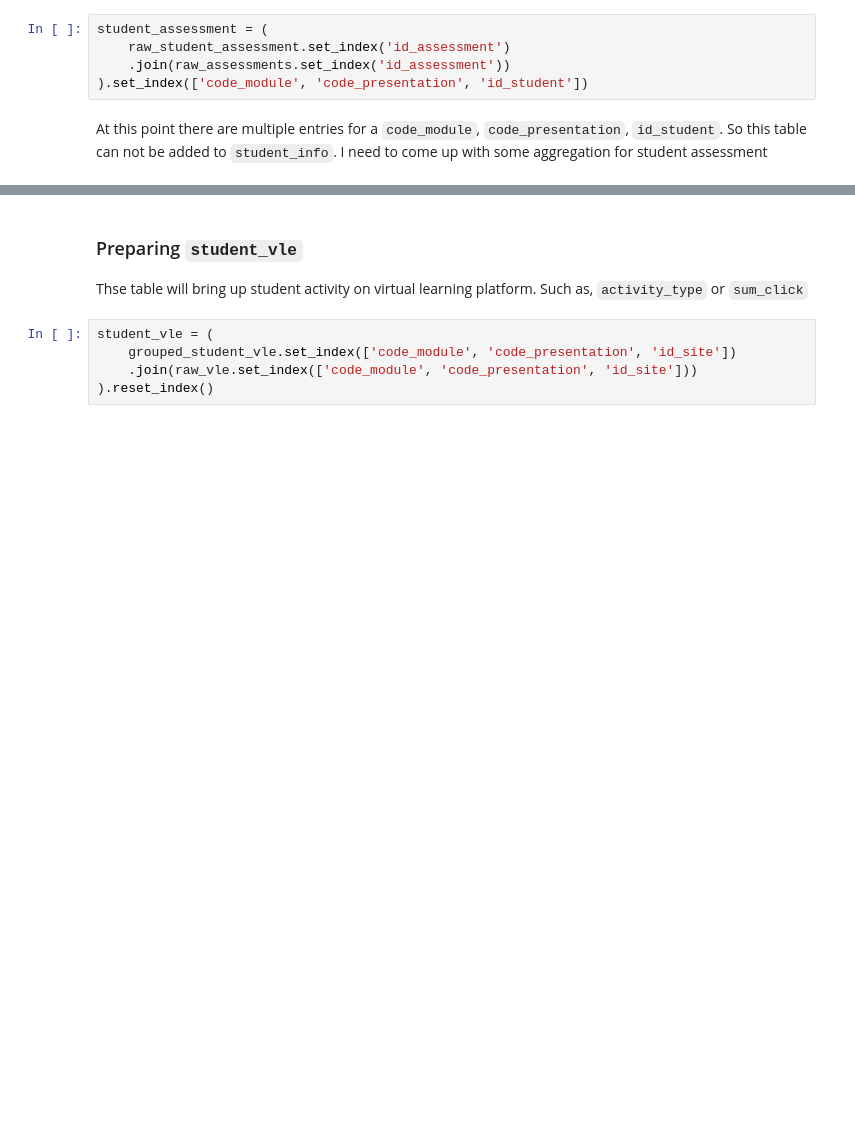
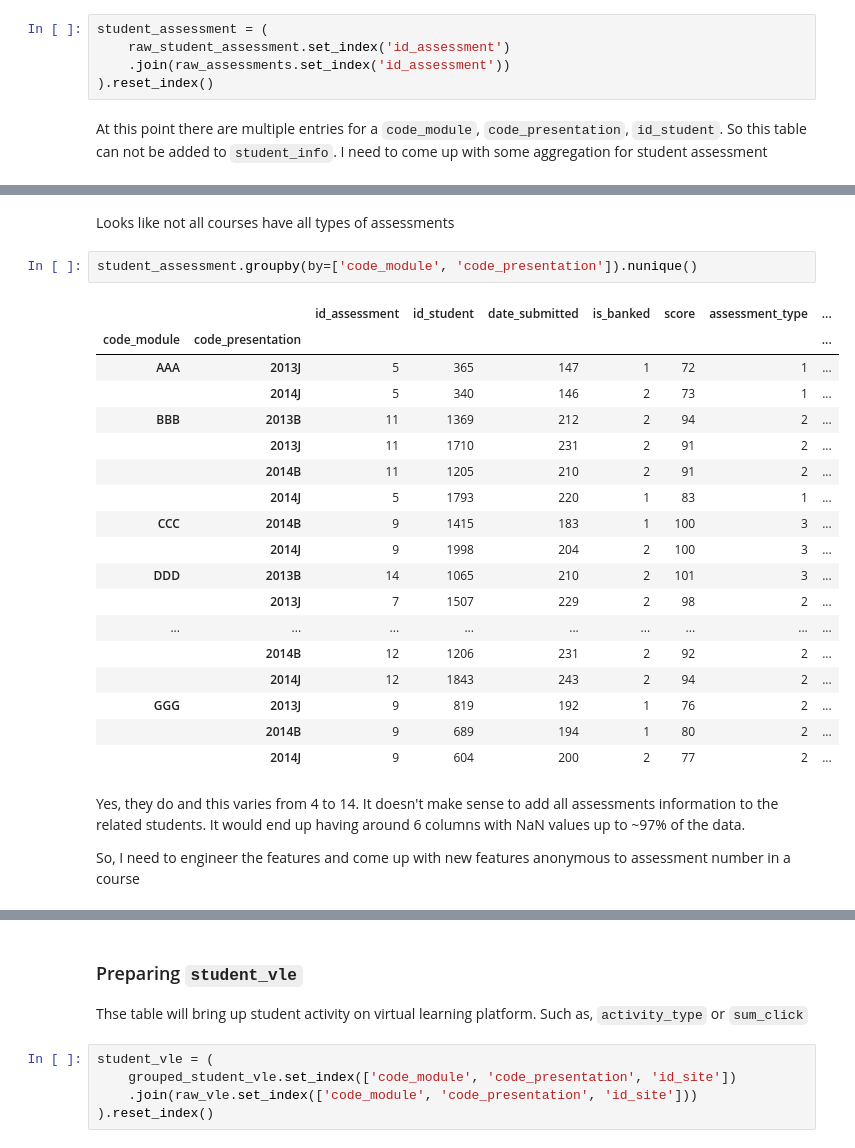
Before and after one commit to tevfikcagridural/student-success, a Jupyter notebook: Data_Wrangling.ipynb, the cells around one changed output, grey strips where cells are left out. Drawn from its saved outputs; the diff is of its cells as text; blank space fills up the shorter version.

```diff
--- a/Data_Wrangling.ipynb
+++ b/Data_Wrangling.ipynb
@@ -215,6 +363,6 @@ These tables will bring up information about assessments, like if it's tutor mar
 student_assessment = (
     raw_student_assessment.set_index('id_assessment')
     .join(raw_assessments.set_index('id_assessment'))
-).set_index(['code_module', 'code_presentation', 'id_student'])
+).reset_index()
 # %% [markdown]
 At this point there are multiple entries for a `code_module`, `code_presentation`, `id_student`. So this table can not be added to `student_info`. I need to come up with some aggregation for student assessment
@@ -222,0 +396,27 @@ At this point there are multiple entries for a `code_module`, `code_presentation
+# %% [markdown]
+Looks like not all courses have all types of assessments
+# %%
+student_assessment.groupby(by=['code_module', 'code_presentation']).nunique()
+# %% [output]
+|  |  | id_assessment | id_student | date_submitted | is_banked | score | assessment_type | ... |
+| code_module | code_presentation |  |  |  |  |  |  | ... |
+| AAA | 2013J | 5 | 365 | 147 | 1 | 72 | 1 | ... |
+|  | 2014J | 5 | 340 | 146 | 2 | 73 | 1 | ... |
+| BBB | 2013B | 11 | 1369 | 212 | 2 | 94 | 2 | ... |
+|  | 2013J | 11 | 1710 | 231 | 2 | 91 | 2 | ... |
+|  | 2014B | 11 | 1205 | 210 | 2 | 91 | 2 | ... |
+|  | 2014J | 5 | 1793 | 220 | 1 | 83 | 1 | ... |
+| CCC | 2014B | 9 | 1415 | 183 | 1 | 100 | 3 | ... |
+|  | 2014J | 9 | 1998 | 204 | 2 | 100 | 3 | ... |
+| DDD | 2013B | 14 | 1065 | 210 | 2 | 101 | 3 | ... |
+|  | 2013J | 7 | 1507 | 229 | 2 | 98 | 2 | ... |
+| ... | ... | ... | ... | ... | ... | ... | ... | ... |
+|  | 2014B | 12 | 1206 | 231 | 2 | 92 | 2 | ... |
+|  | 2014J | 12 | 1843 | 243 | 2 | 94 | 2 | ... |
+| GGG | 2013J | 9 | 819 | 192 | 1 | 76 | 2 | ... |
+|  | 2014B | 9 | 689 | 194 | 1 | 80 | 2 | ... |
+|  | 2014J | 9 | 604 | 200 | 2 | 77 | 2 | ... |
+# %% [markdown]
+Yes, they do and this varies from 4 to 14. It doesn't make sense to add all assessments information to the related students. It would end up having around 6 columns with NaN values up to ~97% of the data.
+
+So, I need to engineer the features and come up with new features anonymous to assessment number in a course
```
Also changed, not shown: parts of 28 cells of this notebook.
